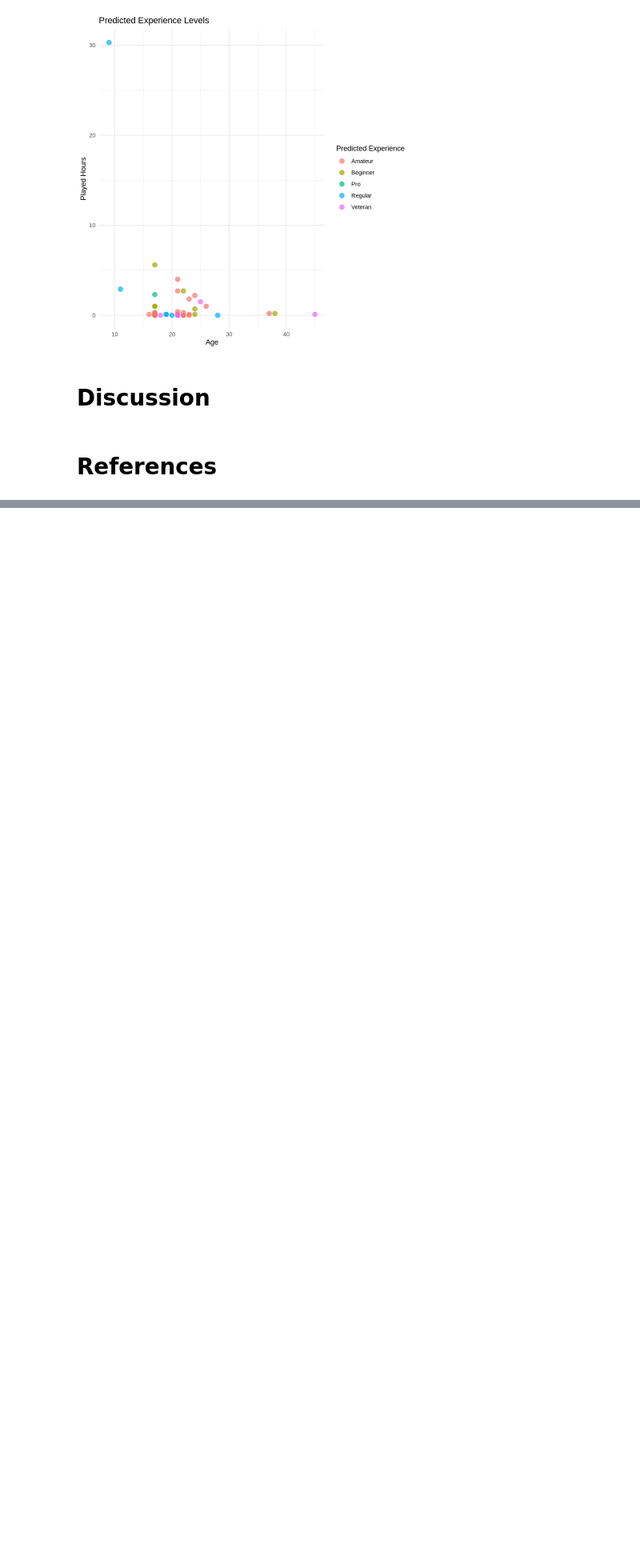
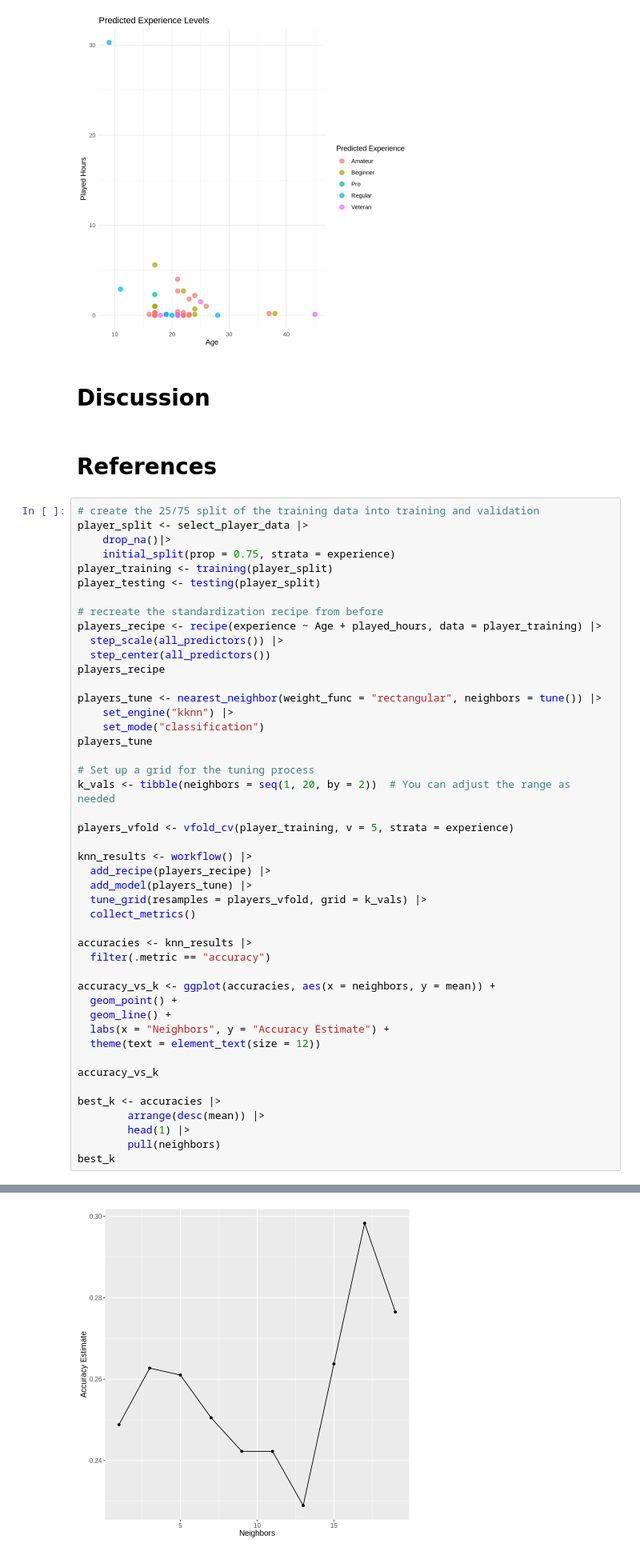
Before and after one commit to Imwae/DSCI-100-005-37, a Jupyter notebook: Final Project.ipynb, the cells around one changed output, grey strips where cells are left out. Shown at 80% size. Saved outputs shown, nothing was run; the diff lists cells and outputs as text; blank space fills up the shorter version.

Commit message:
Redid coding to add accuracy estimate plot

```diff
--- a/Final Project.ipynb
+++ b/Final Project.ipynb
@@ -336,3 +338,50 @@ Prediction Amateur Beginner Pro Regular Veteran
 # Discussion
 # %% [markdown]
 # References
+# %%
+# create the 25/75 split of the training data into training and validation
+player_split <- select_player_data |>
+    drop_na()|>
+    initial_split(prop = 0.75, strata = experience)
+player_training <- training(player_split)
+player_testing <- testing(player_split)
+
+# recreate the standardization recipe from before
+players_recipe <- recipe(experience ~ Age + played_hours, data = player_training) |>
+  step_scale(all_predictors()) |>
+  step_center(all_predictors())
+players_recipe
+
+players_tune <- nearest_neighbor(weight_func = "rectangular", neighbors = tune()) |>
+    set_engine("kknn") |>
+    set_mode("classification")
+players_tune
+
+# Set up a grid for the tuning process
+k_vals <- tibble(neighbors = seq(1, 20, by = 2))  # You can adjust the range as needed
+
+players_vfold <- vfold_cv(player_training, v = 5, strata = experience)
+
+knn_results <- workflow() |>
+  add_recipe(players_recipe) |>
+  add_model(players_tune) |>
+  tune_grid(resamples = players_vfold, grid = k_vals) |>
+  collect_metrics()
+
+accuracies <- knn_results |>
+  filter(.metric == "accuracy")
+
+accuracy_vs_k <- ggplot(accuracies, aes(x = neighbors, y = mean)) +
+  geom_point() +
+  geom_line() +
+  labs(x = "Neighbors", y = "Accuracy Estimate") +
+  theme(text = element_text(size = 12))
+
+accuracy_vs_k
+
+best_k <- accuracies |>
+        arrange(desc(mean)) |>
+        head(1) |>
+        pull(neighbors)
+best_k
+# %% [output]
@@ -338,0 +420 @@ Prediction Amateur Beginner Pro Regular Veteran
+[figure, added]
```
Also changed, not shown: parts of 4 cells of this notebook.
